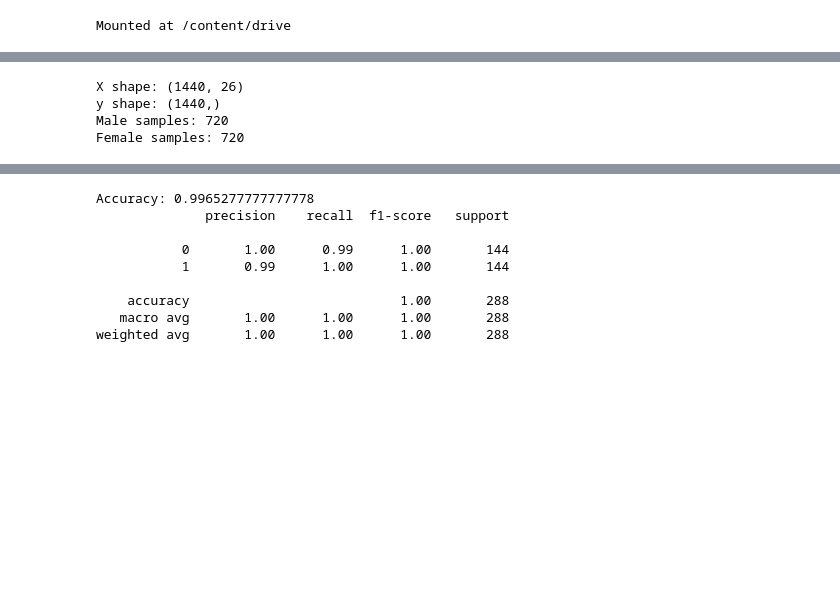
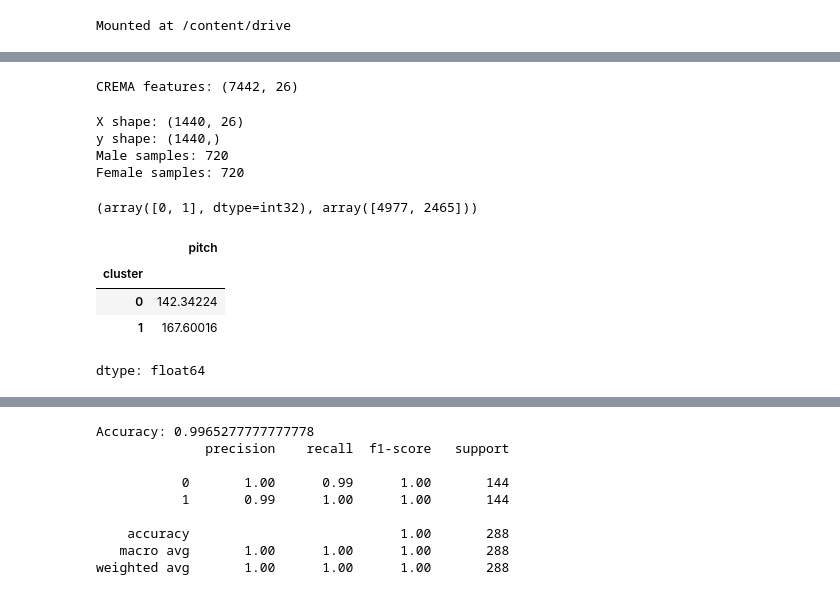
Before and after one commit to SattuSupCodes/SentimentAnalysis_TheoreticalLearning, a Jupyter notebook: diarisation_gender_basis.ipynb, the cells around one changed output, grey strips where cells are left out. Cells and saved outputs as stored; diff of their text form; code cells hidden in the pictures; blank space fills up the shorter version.

```diff
--- a/diarisation_gender_basis.ipynb
+++ b/diarisation_gender_basis.ipynb
@@ -88,3 +94,17 @@ for actor in os.listdir(base_path):
+# %%
+X_crema = []
+files_crema = []
+
+for file in os.listdir(crema_audio_path):
+    if file.endswith(".wav"):
+        fp = os.path.join(crema_audio_path, file)
+        X_crema.append(extract_mfcc(fp))
+        files_crema.append(file)
+
+X_crema = np.array(X_crema)
+print("CREMA features:", X_crema.shape)
+# %% [output]
+CREMA features: (7442, 26)
 # %%
 X = np.array(X)
 y = np.array(y)
@@ -109,0 +134,32 @@ X_test = scaler.transform(X_test)
+# %%
+import numpy as np
+np.unique(clusters_crema, return_counts=True)
+# %% [output]
+(array([0, 1], dtype=int32), array([4977, 2465]))
+# %%
+pitches = []
+
+for file in files_crema:
+    y, sr = librosa.load(
+        os.path.join(crema_audio_path, file),
+        sr=16000
+    )
+    f0 = librosa.yin(y, fmin=50, fmax=300, sr=sr)
+    pitches.append(np.nanmean(f0))
+
+pitches = np.array(pitches)
+# %%
+import pandas as pd
+
+df = pd.DataFrame({
+    "cluster": clusters_crema,
+    "pitch": pitches
+})
+
+df.groupby("cluster")["pitch"].mean()
+# %% [output]
+|  | pitch |
+| cluster |  |
+| 0 | 142.34224 |
+| 1 | 167.60016 |
+dtype: float64
```
Also changed, not shown: parts of 7 cells of this notebook.
